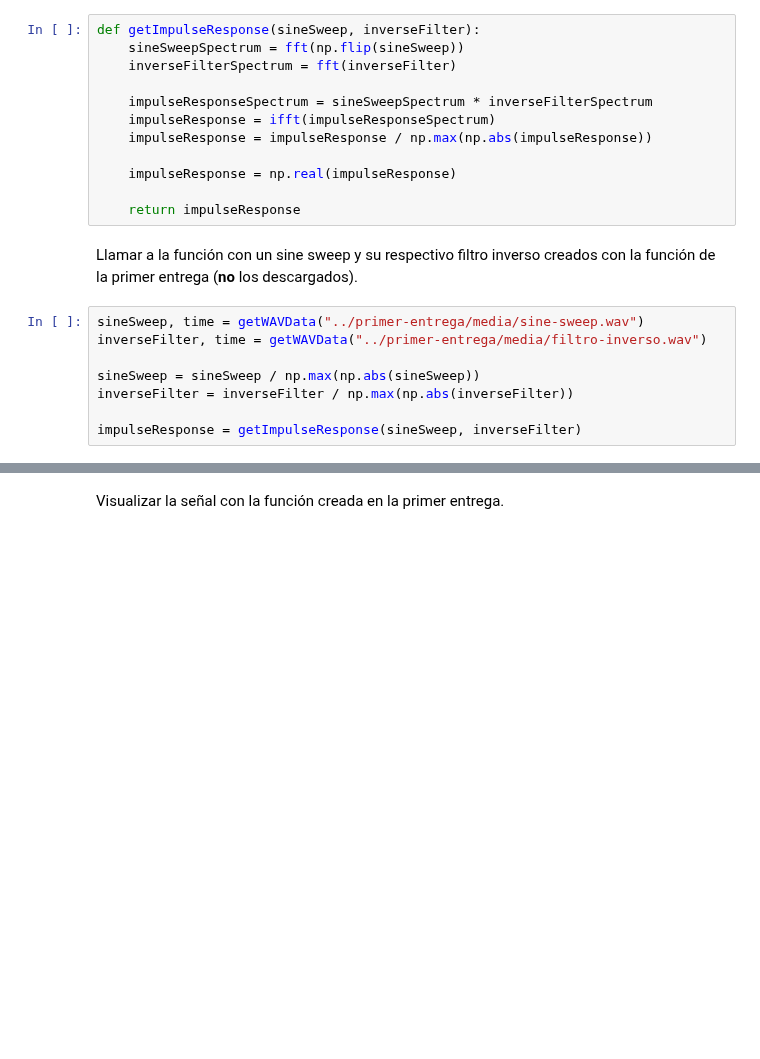
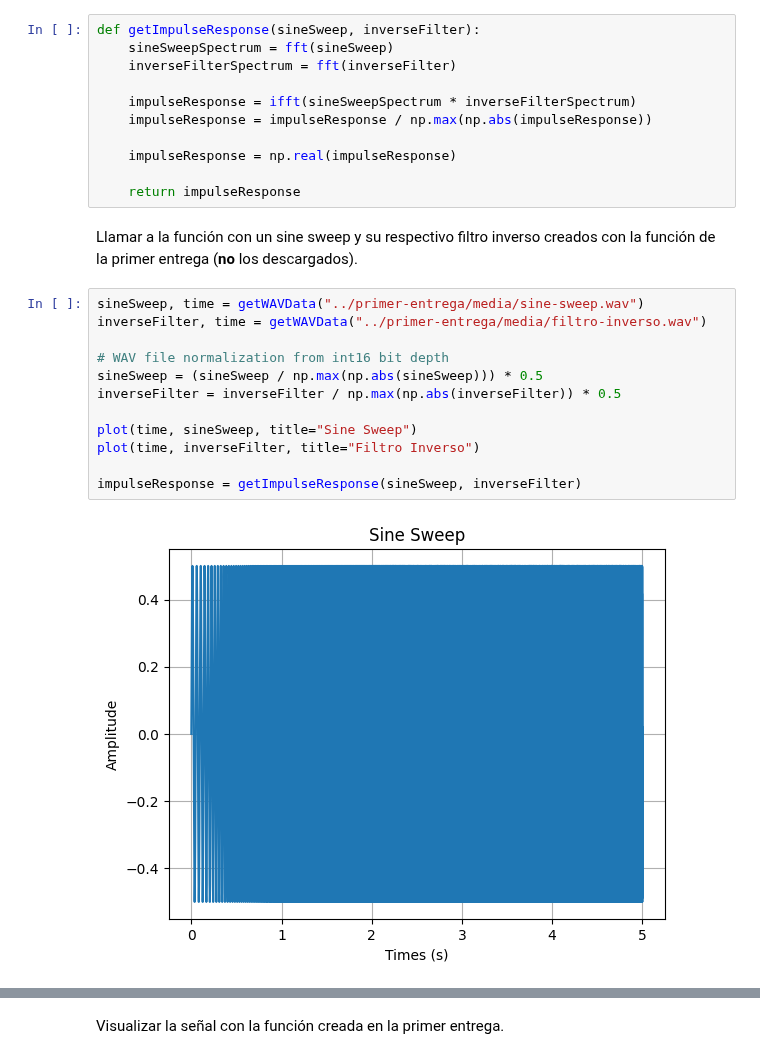
Before and after one commit to jaldreyuntref/sys, a Jupyter notebook: segunda_entrega/segunda_entrega.ipynb, the cells around one changed output, grey strips where cells are left out. Drawn from its saved outputs; the diff is of its cells as text; blank space fills up the shorter version.

```diff
--- a/segunda_entrega/segunda_entrega.ipynb
+++ b/segunda_entrega/segunda_entrega.ipynb
@@ -170,11 +171,10 @@ Recordar que $k(t)$ es el filtro inverso (ecu.5) y $K(jw)$ su respectiva transfo
 > El desarrollo matemático de la anterior expresión se encuentra en el [Anexo I - Obtener la respuesta al impulso a partir de un sine sweep](../consigna_TP_matlab.pdf) (p.14) del instructivo para Matlab del TP.
 # %%
 def getImpulseResponse(sineSweep, inverseFilter):
-    sineSweepSpectrum = fft(np.flip(sineSweep))
+    sineSweepSpectrum = fft(sineSweep)
     inverseFilterSpectrum = fft(inverseFilter)
 
-    impulseResponseSpectrum = sineSweepSpectrum * inverseFilterSpectrum
-    impulseResponse = ifft(impulseResponseSpectrum)
+    impulseResponse = ifft(sineSweepSpectrum * inverseFilterSpectrum)
     impulseResponse = impulseResponse / np.max(np.abs(impulseResponse))
 
     impulseResponse = np.real(impulseResponse)
@@ -185,8 +185,14 @@ Llamar a la función con un sine sweep y su respectivo filtro inverso creados co
 # %%
 sineSweep, time = getWAVData("../primer-entrega/media/sine-sweep.wav")
 inverseFilter, time = getWAVData("../primer-entrega/media/filtro-inverso.wav")
 
-sineSweep = sineSweep / np.max(np.abs(sineSweep))
-inverseFilter = inverseFilter / np.max(np.abs(inverseFilter))
+# WAV file normalization from int16 bit depth
+sineSweep = (sineSweep / np.max(np.abs(sineSweep))) * 0.5
+inverseFilter = inverseFilter / np.max(np.abs(inverseFilter)) * 0.5
+
+plot(time, sineSweep, title="Sine Sweep")
+plot(time, inverseFilter, title="Filtro Inverso")
 
 impulseResponse = getImpulseResponse(sineSweep, inverseFilter)
+# %% [output]
+[figure, added]
```
Also changed, not shown: parts of 2 cells of this notebook, 2 other files.
